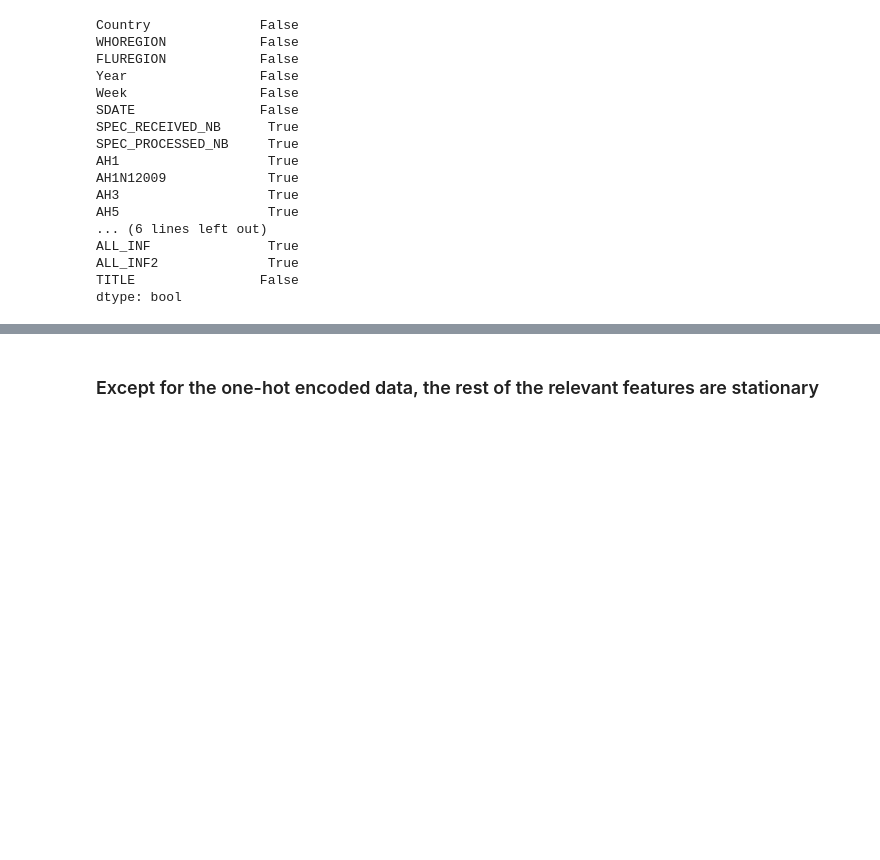
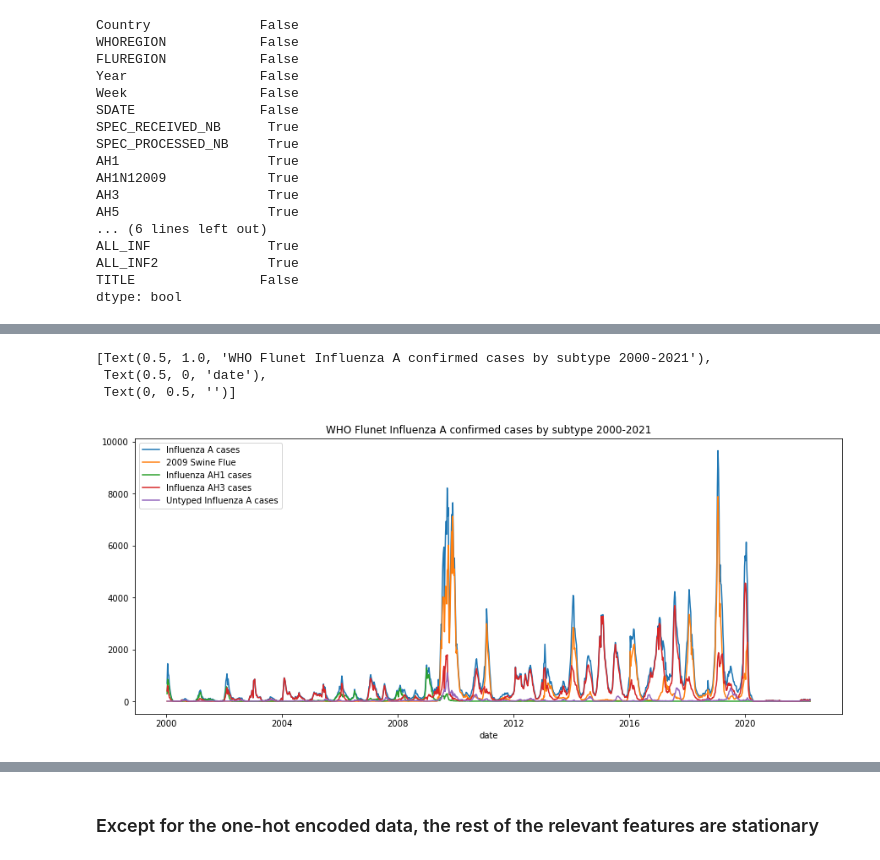
Before and after one commit to DhasiM/Influenza_Spook, a Jupyter notebook: influenza-spook.ipynb, the cells around one changed output, grey strips where cells are left out. Saved outputs shown, nothing was run; the diff lists cells and outputs as text; code cells hidden in the pictures; blank space fills up the shorter version.

```diff
--- a/influenza-spook.ipynb
+++ b/influenza-spook.ipynb
@@ -275,3 +229,20 @@ data.head()
+# %%
+#plot the raw data
+fig, ax = plt.subplots(figsize=(15,6))
+df=data.groupby('EDATE').sum()
+sns.lineplot(x='EDATE', y='INF_A', label='Influenza A cases', data=df, ax=ax)
+sns.lineplot(x='EDATE', y='AH1N12009', label='2009 Swine Flue', data=df, ax=ax)
+sns.lineplot(x='EDATE', y='AH1', label='Influenza AH1 cases', data=df, ax=ax)
+sns.lineplot(x='EDATE', y='AH3', label='Influenza AH3 cases', data=df, ax=ax)
+sns.lineplot(x='EDATE', y='ANOTSUBTYPED', label='Untyped Influenza A cases', data=df, ax=ax)
+
+ax.legend(loc='upper left')
+ax.set(title='WHO Flunet Influenza A confirmed cases by subtype 2000-2021', xlabel='date', ylabel='')
+# %% [output]
+[Text(0.5, 1.0, 'WHO Flunet Influenza A confirmed cases by subtype 2000-2021'),
+ Text(0.5, 0, 'date'),
+ Text(0, 0.5, '')]
+[figure, added]
 # %%
 # data = data.fillna(0)
 # nan_values= data.isna()
```
Also changed, not shown: parts of 39 cells of this notebook.
